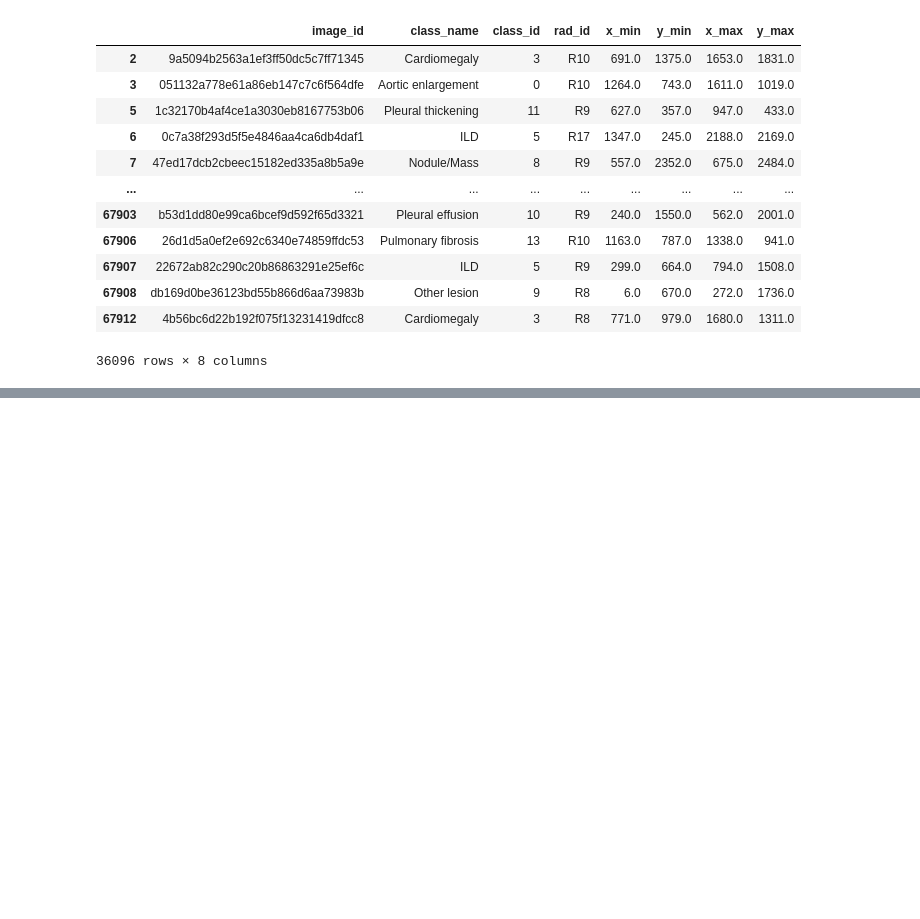
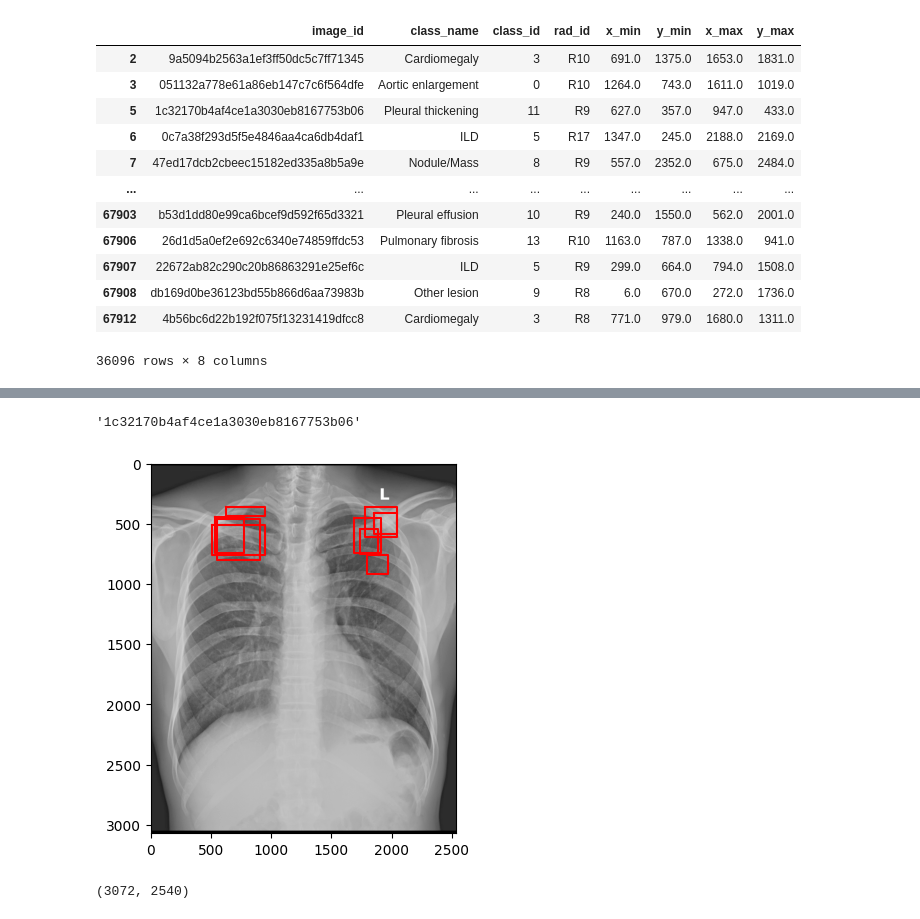
Before and after one commit to AmarHek/XrayDetection, a Jupyter notebook: src/dataset_exploration.ipynb, the cells around one changed output, grey strips where cells are left out. Drawn from its saved outputs; the diff is of its cells as text; code cells hidden in the pictures; blank space fills up the shorter version.

Commit message:
annotation testing

```diff
--- a/dataset_exploration.ipynb
+++ b/src/dataset_exploration.ipynb
@@ -119,6 +136,6 @@ True
 # %%
 # load the csv file
-data = pd.read_csv("./data-sample/train.csv")
+data = pd.read_csv("../data-sample/train.csv")
 data
 # %% [output]
 |  | image_id | class_name | class_id | rad_id | x_min | y_min | x_max | y_max |
@@ -176,5 +195,3 @@ array(['Cardiomegaly', 'Aortic enlargement', 'Pleural thickening', 'ILD',
 # %%
 # group the data by image id
-grouped_data = data.groupby("image_id")
-
-# show the first group
+grouped_data = annotations.groupby("image_id")
@@ -204,0 +278,4 @@ for dicom_path in dicom_paths:
+# %%
+image_id
+# %% [output]
+'1c32170b4af4ce1a3030eb8167753b06'
@@ -204,0 +288,17 @@ for dicom_path in dicom_paths:
+# %%
+# let's show the image with its annotations
+plt.imshow(image.pixel_array, cmap="gray")
+
+# let's draw the annotations
+for i in range(len(group)):
+    x_min = group["x_min"].iloc[i]
+    y_min = group["y_min"].iloc[i]
+    x_max = group["x_max"].iloc[i]
+    y_max = group["y_max"].iloc[i]
+    plt.plot([x_min, x_max, x_max, x_min, x_min], [y_min, y_min, y_max, y_max, y_min], color="red")
+# %% [output]
+[figure, added]
+# %%
+image_shape
+# %% [output]
+(3072, 2540)
```
Also changed, not shown: parts of 12 cells of this notebook.
